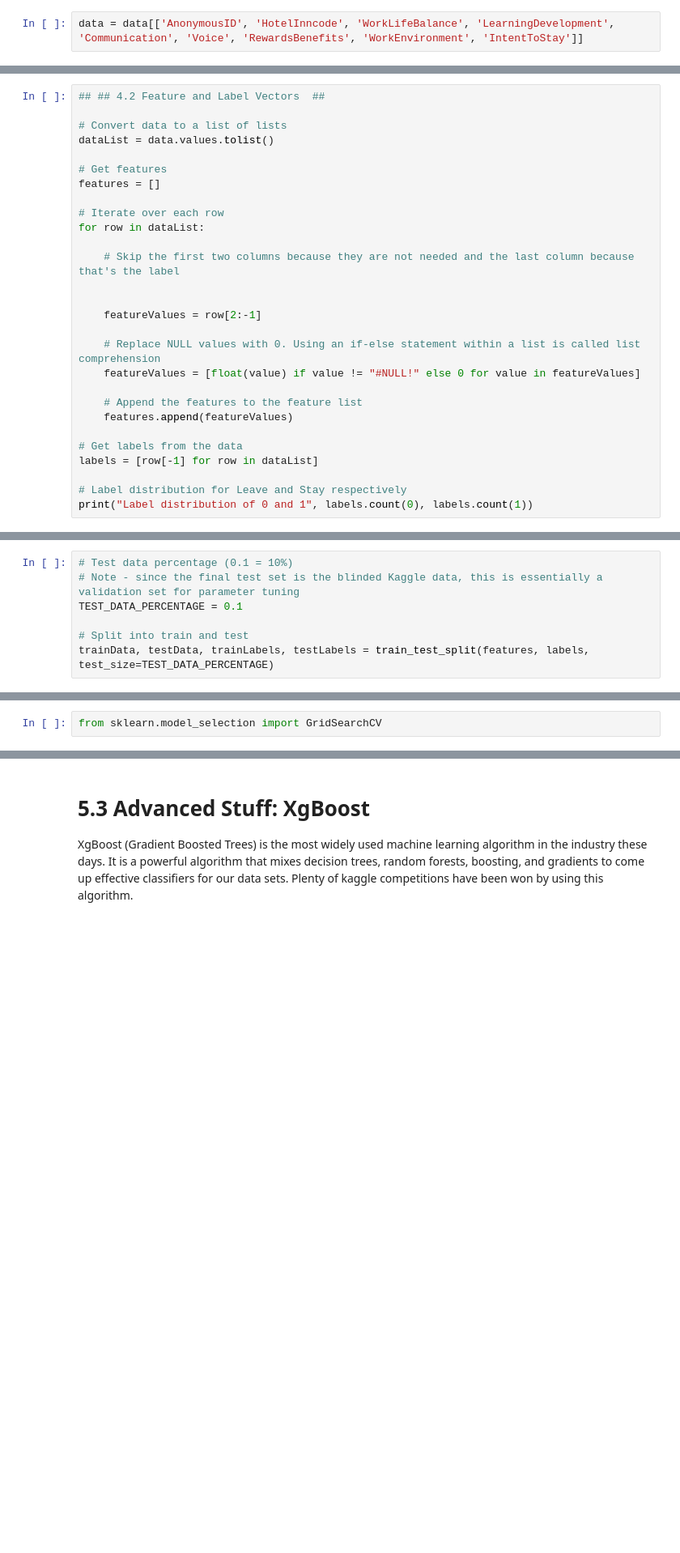
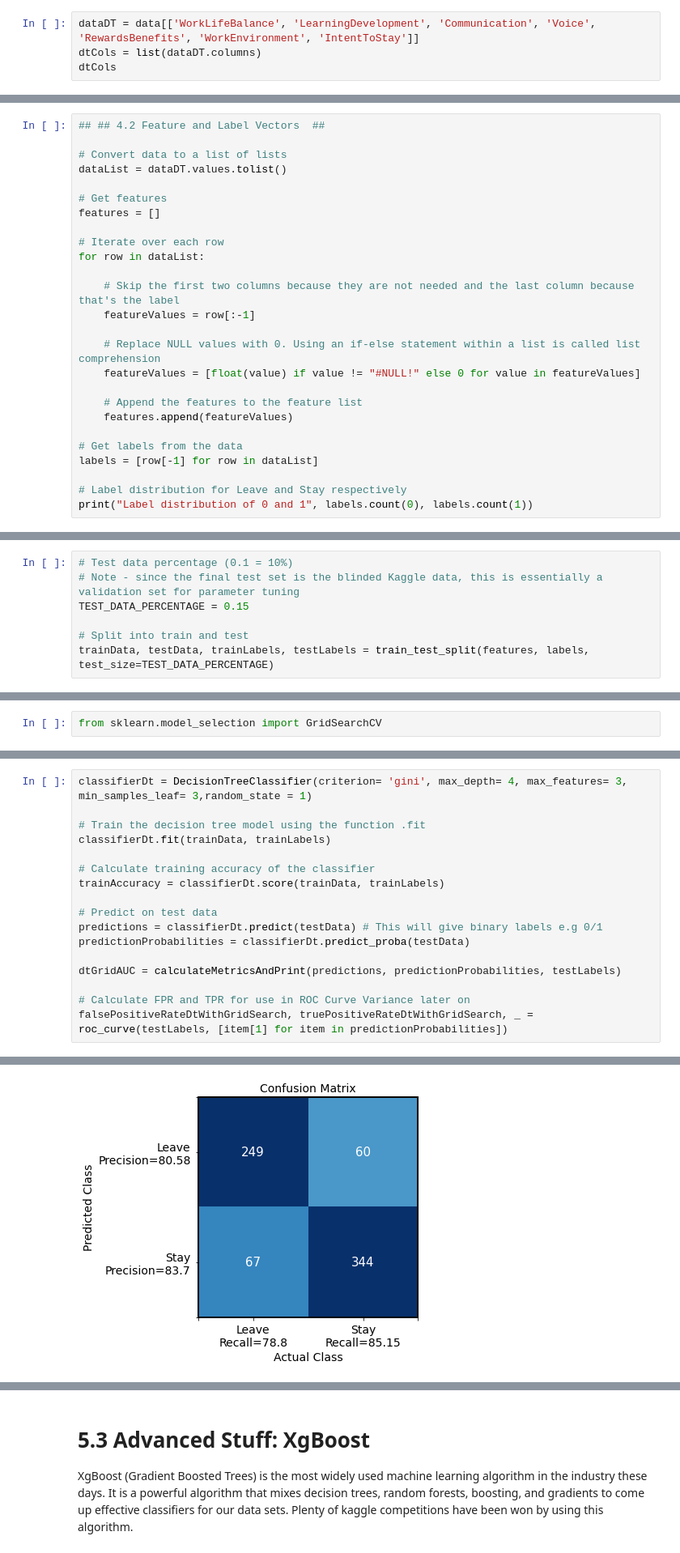
Before and after one commit to greermp/hilton_challenge, a Jupyter notebook: Working.ipynb, the cells around one changed output, grey strips where cells are left out. Shown at 81% size. Cells and saved outputs as stored; diff of their text form; blank space fills up the shorter version.

```diff
--- a/Working.ipynb
+++ b/Working.ipynb
@@ -394,4 +413,6 @@ Index(['AnonymousID', 'HotelInncode', 'HotelBrand', 'HotelChainScale',
        'IntentToStay'],
       dtype='object')
 # %%
-data = data[['AnonymousID', 'HotelInncode', 'WorkLifeBalance', 'LearningDevelopment', 'Communication', 'Voice', 'RewardsBenefits', 'WorkEnvironment', 'IntentToStay']]
+dataDT = data[['WorkLifeBalance', 'LearningDevelopment', 'Communication', 'Voice', 'RewardsBenefits', 'WorkEnvironment', 'IntentToStay']]
+dtCols = list(dataDT.columns)
+dtCols
@@ -399,7 +428,7 @@ data = data[['AnonymousID', 'HotelInncode', 'WorkLifeBalance', 'LearningDevelopm
 ## ## 4.2 Feature and Label Vectors  ##
 
 # Convert data to a list of lists
-dataList = data.values.tolist()
+dataList = dataDT.values.tolist()
 
 # Get features
 features = []
@@ -408,9 +437,7 @@ features = []
 for row in dataList:
 
     # Skip the first two columns because they are not needed and the last column because that's the label
-
-
-    featureValues = row[2:-1]
+    featureValues = row[:-1]
 
     # Replace NULL values with 0. Using an if-else statement within a list is called list comprehension
     featureValues = [float(value) if value != "#NULL!" else 0 for value in featureValues]
@@ -430,7 +457,7 @@ Label distribution of 0 and 1 2179 2621
 # %%
 # Test data percentage (0.1 = 10%)
 # Note - since the final test set is the blinded Kaggle data, this is essentially a validation set for parameter tuning
-TEST_DATA_PERCENTAGE = 0.1
+TEST_DATA_PERCENTAGE = 0.15
 
 # Split into train and test
 trainData, testData, trainLabels, testLabels = train_test_split(features, labels, test_size=TEST_DATA_PERCENTAGE)
@@ -556,0 +513,18 @@ Best Parameters are:  {'criterion': 'gini', 'max_depth': 6, 'max_features': 3, '
+# %%
+classifierDt = DecisionTreeClassifier(criterion= 'gini', max_depth= 4, max_features= 3, min_samples_leaf= 3,random_state = 1)
+
+# Train the decision tree model using the function .fit
+classifierDt.fit(trainData, trainLabels)
+
+# Calculate training accuracy of the classifier
+trainAccuracy = classifierDt.score(trainData, trainLabels)
+
+# Predict on test data
+predictions = classifierDt.predict(testData) # This will give binary labels e.g 0/1
+predictionProbabilities = classifierDt.predict_proba(testData)
+
+dtGridAUC = calculateMetricsAndPrint(predictions, predictionProbabilities, testLabels)
+
+# Calculate FPR and TPR for use in ROC Curve Variance later on
+falsePositiveRateDtWithGridSearch, truePositiveRateDtWithGridSearch, _ = roc_curve(testLabels, [item[1] for item in predictionProbabilities])
+# %% [output]
@@ -556,0 +537 @@ Best Parameters are:  {'criterion': 'gini', 'max_depth': 6, 'max_features': 3, '
+[figure, added]
```
Also changed, not shown: parts of 41 cells of this notebook.
